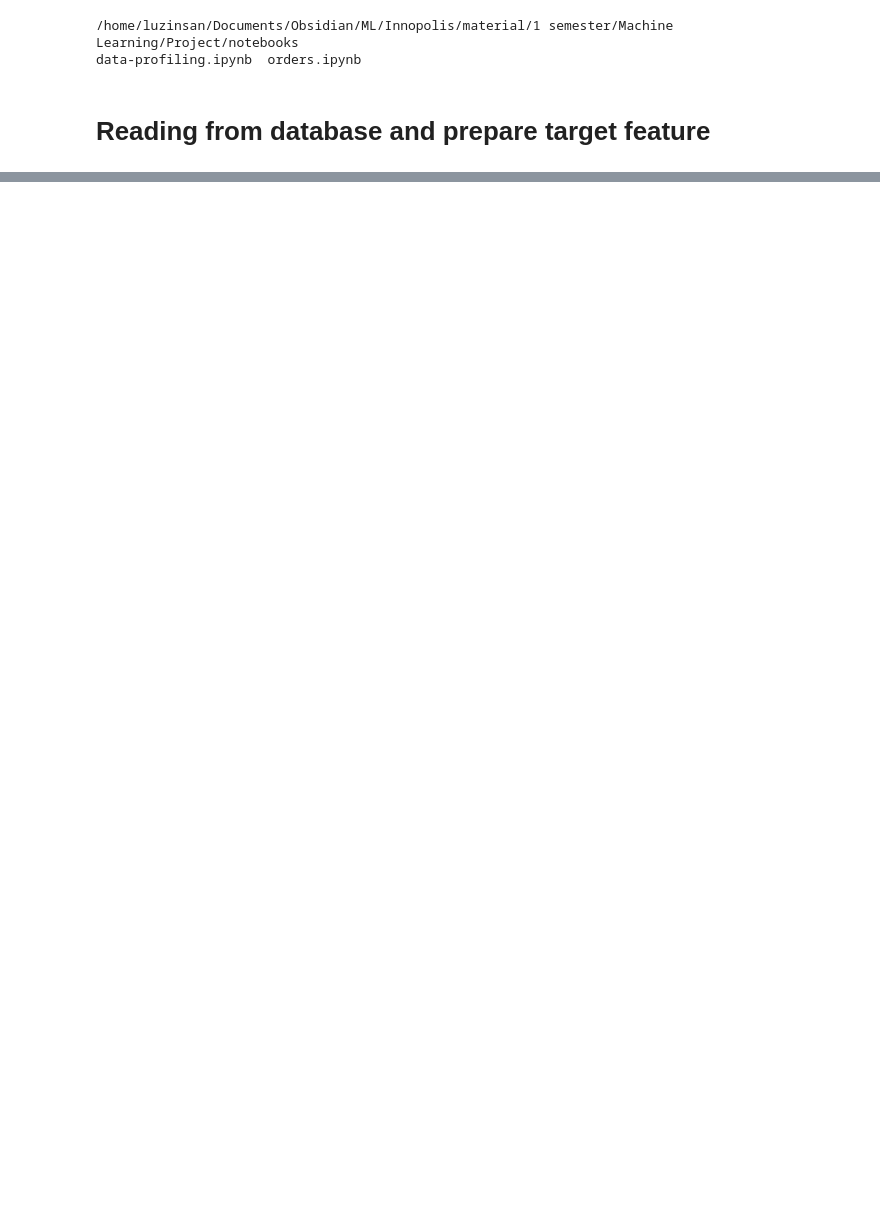
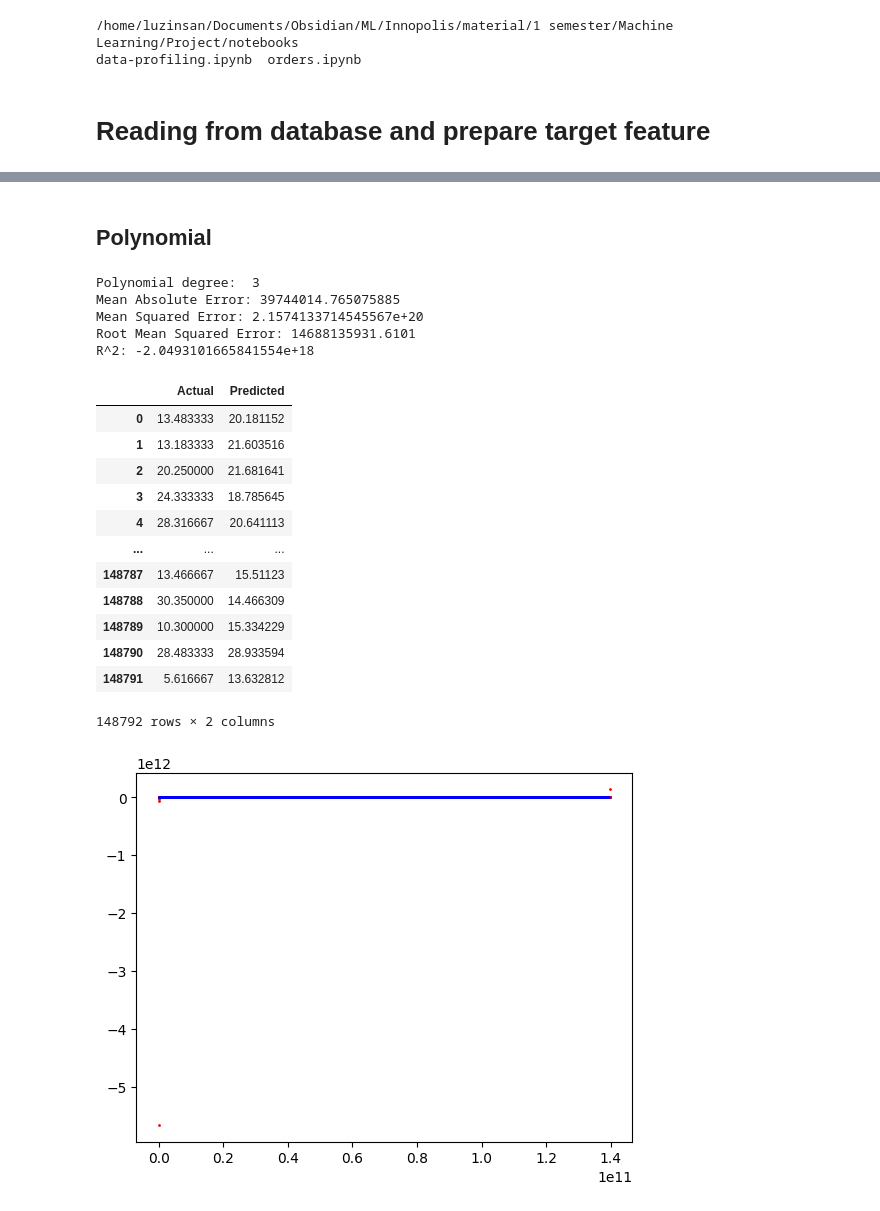
Before and after one commit to Luzinsan/ML_learn, a Jupyter notebook: ML/Innopolis/material/1 semester/Machine Learning/Project/notebooks/orders.ipynb, the cells around one changed output, grey strips where cells are left out. Cells and saved outputs as stored; diff of their text form; code cells hidden in the pictures; blank space fills up the shorter version.

```diff
--- a/ML/Innopolis/material/1 semester/Machine Learning/Project/notebooks/orders.ipynb
+++ b/ML/Innopolis/material/1 semester/Machine Learning/Project/notebooks/orders.ipynb
@@ -427,0 +531,2 @@ plt.plot(x_PCA, np.zeros(len(x_PCA)), '.', color="red", label="Projected")
+# %% [markdown]
+## Polynomial
@@ -427,0 +538,43 @@ plt.plot(x_PCA, np.zeros(len(x_PCA)), '.', color="red", label="Projected")
+# %%
+degrees = [3]
+
+
+for i in degrees:
+    polynomial_features = PolynomialFeatures(degree=i)
+    linear_regression = LinearRegression()
+    pipeline = Pipeline([("polynomial_features", polynomial_features),
+                         ("linear_regression", linear_regression)])
+    pipeline.fit(X_train_reg, y_train.to_frame())
+
+    y_pred = pipeline.predict(X_test_reg)
+    print("Polynomial degree: ", i)
+    print('Mean Absolute Error:', metrics.mean_absolute_error(y_test, y_pred))
+    print('Mean Squared Error:', metrics.mean_squared_error(y_test, y_pred))
+    print('Root Mean Squared Error:', np.sqrt(metrics.mean_squared_error(y_test, y_pred)))
+    print('R^2:', metrics.r2_score(y_test, y_pred))
+
+eval_df = pd.DataFrame({'Actual': y_test.reset_index(drop=True), 'Predicted': pd.Series(y_pred.tolist()).explode()})
+x_axis = np.linspace(0, eval_df['Predicted'].max(), len(eval_df))
+plt.scatter(x_axis, eval_df['Predicted'].sort_values(), s=1, c='r')
+plt.scatter(x_axis[::200], eval_df['Actual'].sort_values()[::200], s=1, c='b')
+eval_df
+# %% [output]
+Polynomial degree:  3
+Mean Absolute Error: 39744014.765075885
+Mean Squared Error: 2.1574133714545567e+20
+Root Mean Squared Error: 14688135931.6101
+R^2: -2.0493101665841554e+18
+|  | Actual | Predicted |
+| 0 | 13.483333 | 20.181152 |
+| 1 | 13.183333 | 21.603516 |
+| 2 | 20.250000 | 21.681641 |
+| 3 | 24.333333 | 18.785645 |
+| 4 | 28.316667 | 20.641113 |
+| ... | ... | ... |
+| 148787 | 13.466667 | 15.51123 |
+| 148788 | 30.350000 | 14.466309 |
+| 148789 | 10.300000 | 15.334229 |
+| 148790 | 28.483333 | 28.933594 |
+| 148791 | 5.616667 | 13.632812 |
+148792 rows × 2 columns
+[figure, added]
```
Also changed, not shown: parts of 88 cells of this notebook, 1 other file.
